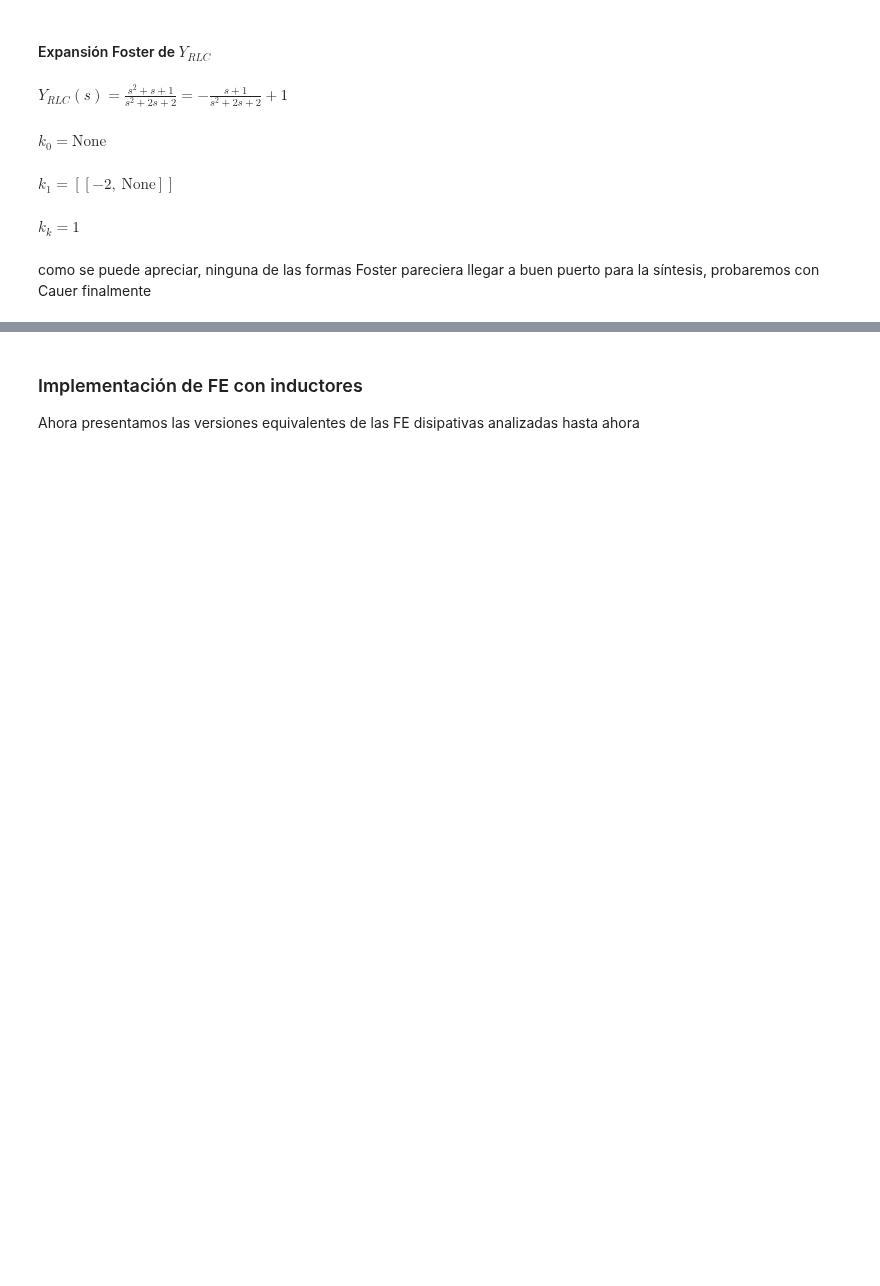
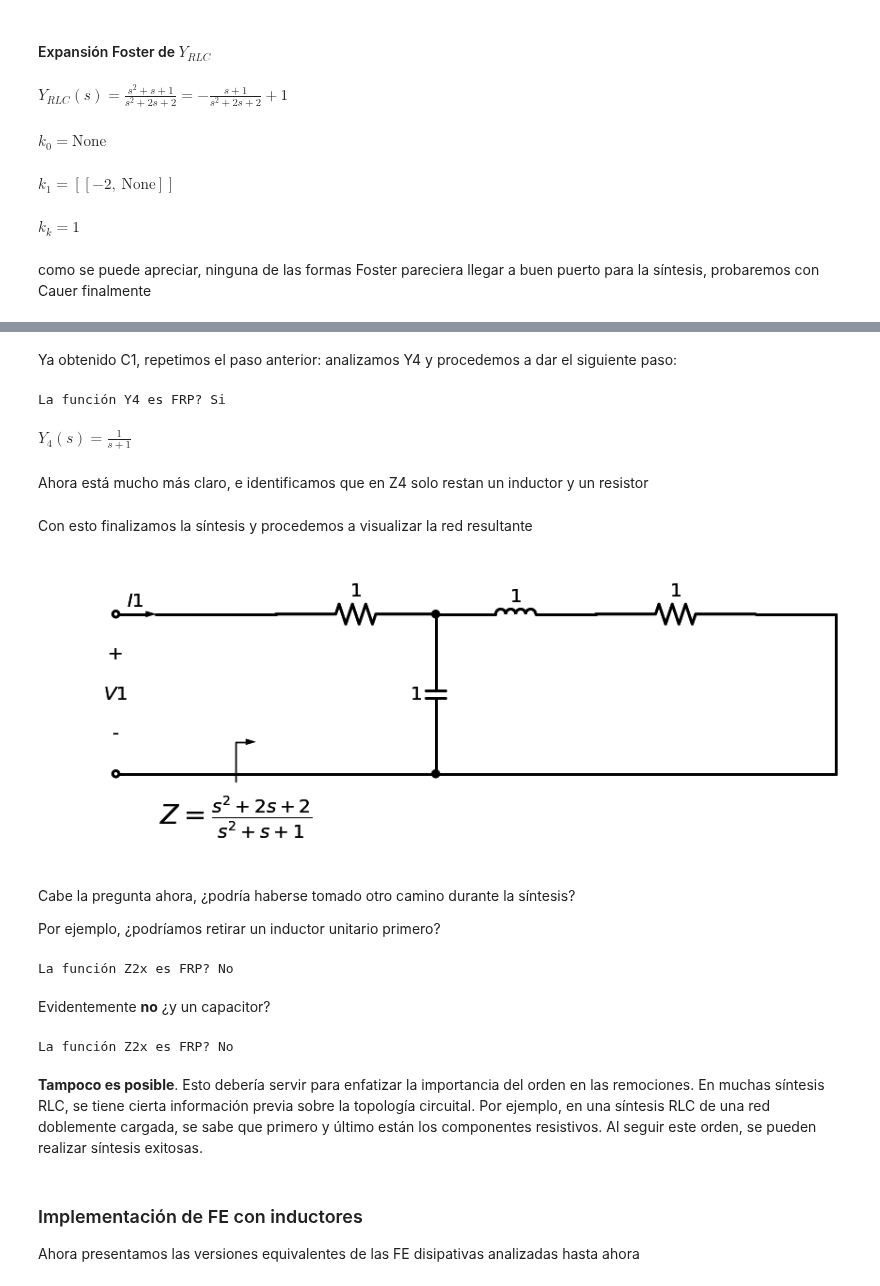
Before and after one commit to marianux/pytc2, a Jupyter notebook: docs/funciones_excitacion_RLC.ipynb, the cells around one changed output, grey strips where cells are left out. Saved outputs shown, nothing was run; the diff lists cells and outputs as text; code cells hidden in the pictures; blank space fills up the shorter version.

```diff
--- a/docs/funciones_excitacion_RLC.ipynb
+++ b/docs/funciones_excitacion_RLC.ipynb
@@ -113,0 +132,2 @@ dibujar_foster_derivacion(k0, koo, ki_wi, kk, y_exc = YRC_foster)
+# %%
+Z2, R1 = remover_valor_en_infinito(ZZ)
@@ -114,3 +147,70 @@ dibujar_foster_derivacion(k0, koo, ki_wi, kk, y_exc = YRC_foster)
+# %%
+Y4, Y3 = remover_polo_infinito(1/Z2)
+
+C1 = Y3/s
+# %% [markdown]
+Ya obtenido C1, repetimos el paso anterior: analizamos Y4 y procedemos a dar el siguiente paso:
+# %%
+print( 'La función Y4 es FRP? {:s}'.format(str_si_o_no[isFRP(Y4)]) )
+
+print_latex(a_equal_b_latex_s('Y_4(s)', Y4))
+# %% [output]
+La función Y4 es FRP? Si
+$\displaystyle Y_4(s)=\frac{1}{s + 1}$
+# %% [markdown]
+Ahora está mucho más claro, e identificamos que en Z4 solo restan un inductor y un resistor
+# %%
+Z6, Z5 = remover_polo_infinito(1/Y4)
+
+L1 = Z5/s
+
+R2 = Z6
+# %% [markdown]
+Con esto finalizamos la síntesis y procedemos a visualizar la red resultante
+# %%
+d = dibujar_puerto_entrada('',
+                        voltage_lbl = ('+', '$V1$', '-'),
+                        current_lbl = '$I1$')
+
+d, zz_lbl = dibujar_funcion_exc_abajo(d,
+                                          'Z',
+                                          ZZ,
+                                          hacia_salida = True,
+                                          k_gap_width = 0.5)
+
+d = dibujar_elemento_serie(d, Resistor, R1)
+
+d = dibujar_elemento_derivacion(d, Capacitor, C1)
+
+d = dibujar_elemento_serie(d, Inductor, L1)
+
+d = dibujar_elemento_serie(d, Resistor, R2)
+
+d = dibujar_cierre(d)
+
+display(d)
+# %% [output]
+[figure, added]
+# %% [markdown]
+Cabe la pregunta ahora, ¿podría haberse tomado otro camino durante la síntesis?
+
+Por ejemplo, ¿podríamos retirar un inductor unitario primero?
+# %%
+Z2x = ZZ - s
+
+print( 'La función Z2x es FRP? {:s}'.format(str_si_o_no[isFRP(Z2x)]) )
+# %% [output]
+La función Z2x es FRP? No
+# %% [markdown]
+Evidentemente **no** ¿y un capacitor?
+# %%
+Z2x = ZZ - 1/s
+
+print( 'La función Z2x es FRP? {:s}'.format(str_si_o_no[isFRP(Z2x)]) )
+# %% [output]
+La función Z2x es FRP? No
+# %% [markdown]
+**Tampoco es posible**. Esto debería servir para enfatizar la importancia del orden en las remociones. En muchas síntesis RLC, se tiene cierta información previa sobre la topología circuital. Por ejemplo, en una síntesis RLC de una red doblemente cargada, se sabe que primero y último están los componentes resistivos. Al seguir este orden, se pueden realizar síntesis exitosas.
 # %% [markdown]
 ### Implementación de  FE con inductores
 
```
Also changed, not shown: parts of 10 cells of this notebook, 3 other files.
